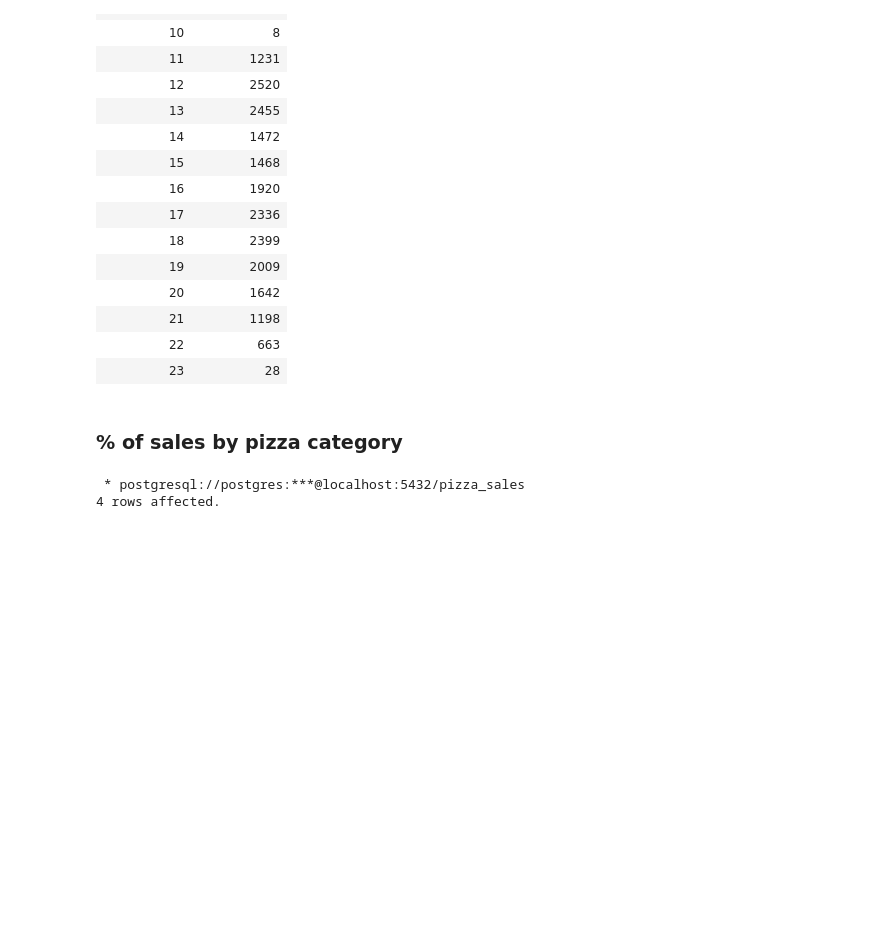
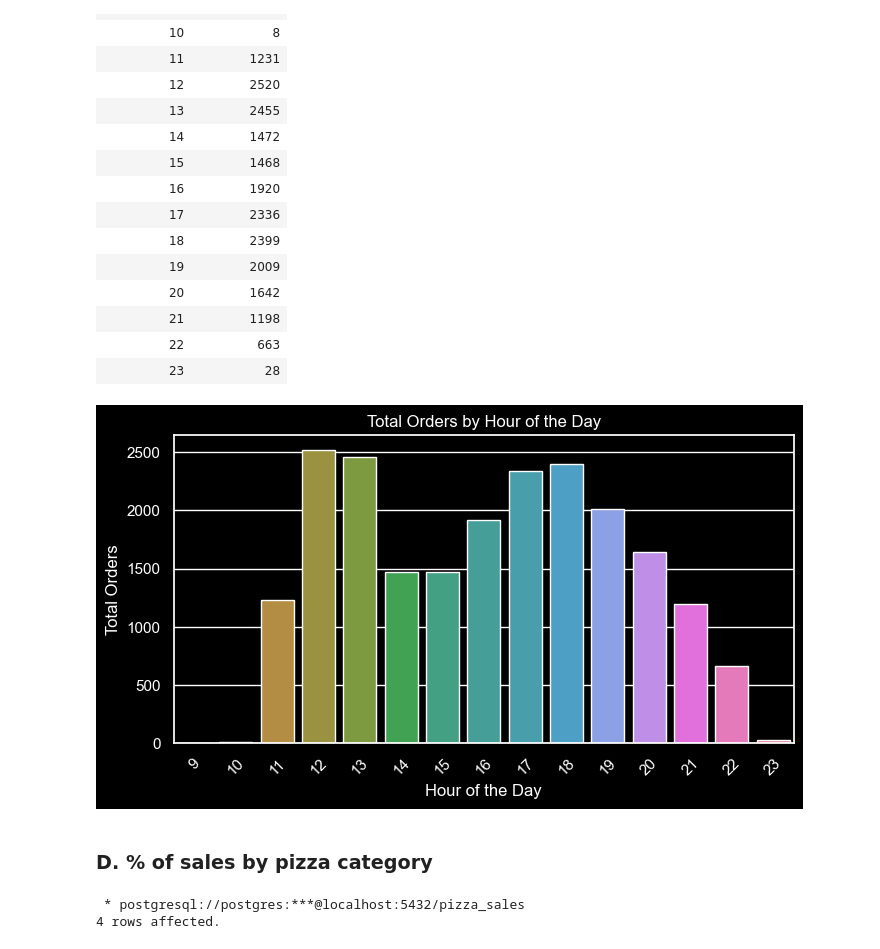
Before and after one commit to Bubu02/Pizza_Sales_Analysis, a Jupyter notebook: Jupyter Notebook/pizza_data_analysis.ipynb, the cells around one changed output. Cells and saved outputs as stored; diff of their text form; code cells hidden in the pictures; blank space fills up the shorter version.

```diff
--- a/Jupyter Notebook/pizza_data_analysis.ipynb
+++ b/Jupyter Notebook/pizza_data_analysis.ipynb
@@ -129,8 +169,29 @@ ORDER BY EXTRACT(HOUR FROM order_time);
 | 21 | 1198 |
 | 22 | 663 |
 | 23 | 28 |
+# %%
+# Extract hour from order_time
+df['order_hours'] = df['order_time'].apply(lambda x: x.hour)
+
+# Group by hour and count distinct orders
+order_counts = df.groupby('order_hours')['order_id'].nunique().reset_index()
+order_counts.columns = ['order_hours', 'total_orders']
+
+# Set the dark theme
+plt.style.use('dark_background')
+
+# Plot the data
+plt.figure(figsize=(8, 4))  # Decreased size
+sns.barplot(x='order_hours', y='total_orders', data=order_counts, palette='husl', hue='order_hours', legend=False)
+plt.title('Total Orders by Hour of the Day')
+plt.xlabel('Hour of the Day')
+plt.ylabel('Total Orders')
+plt.xticks(rotation=45)
+plt.show()
+# %% [output]
+[figure, added]
 # %% [markdown]
-### % of sales by pizza category
+### D. % of sales by pizza category
 # %%
 %%sql
 SELECT pizza_category, CAST(SUM(total_price) AS DECIMAL(10,2)) as total_revenue,
```
Also changed, not shown: parts of 10 cells of this notebook.
